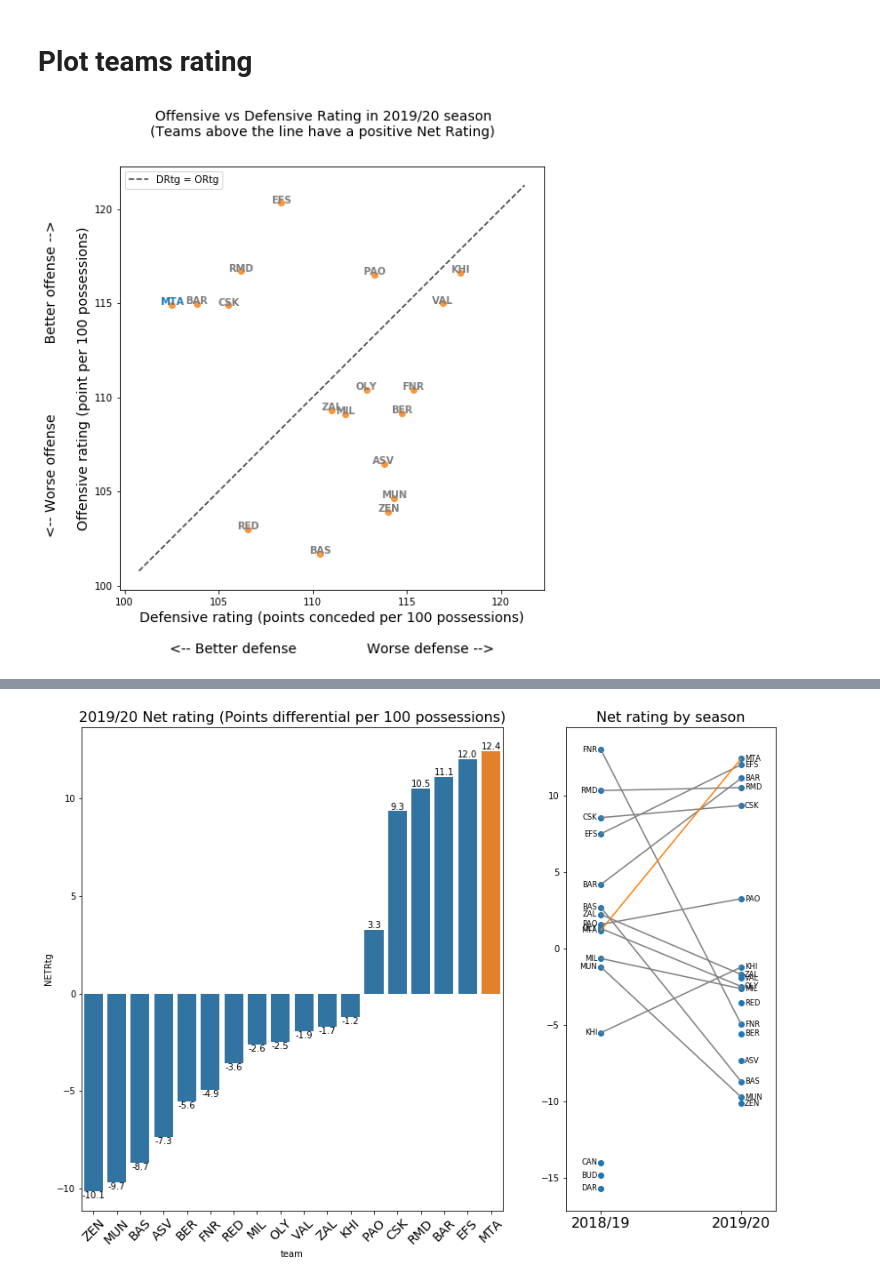
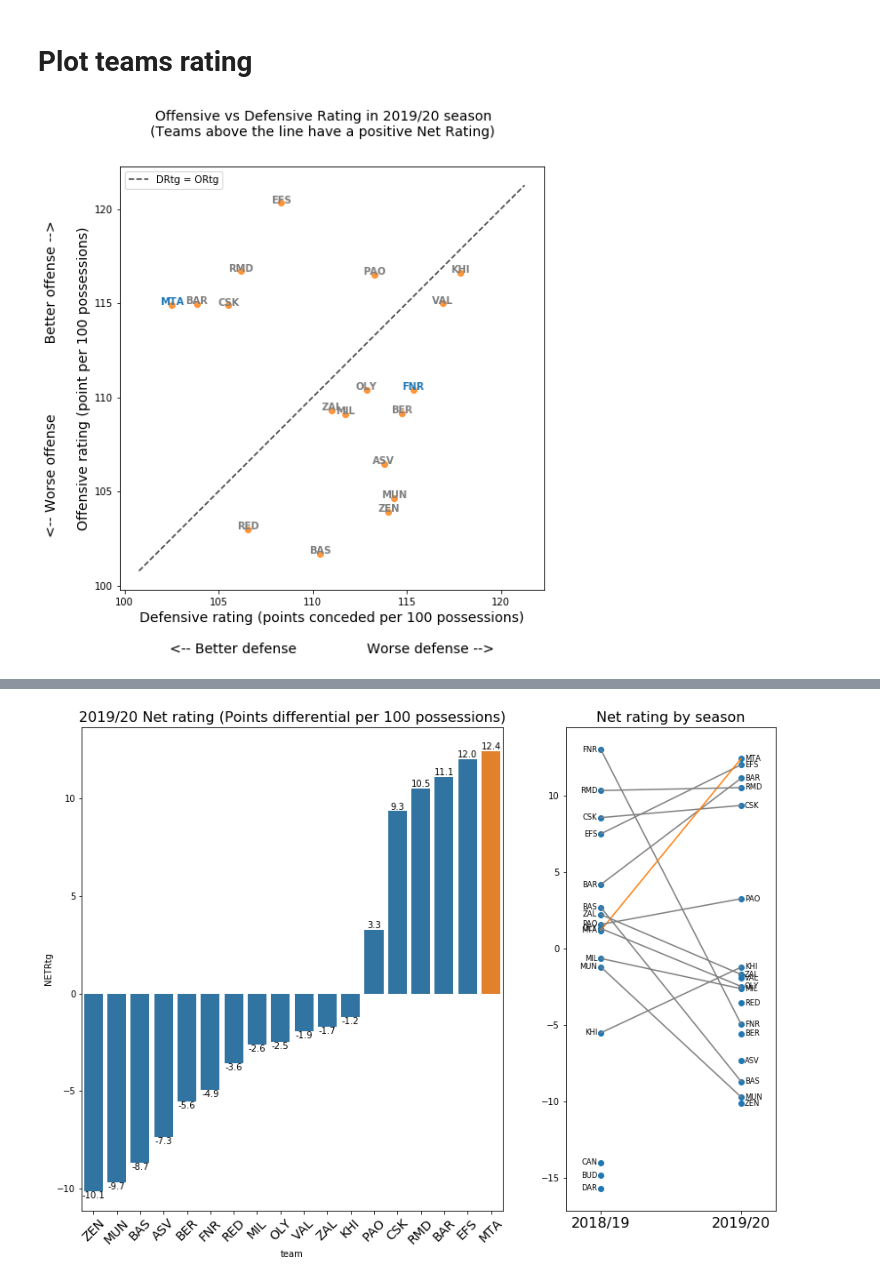
Before and after one commit to avivshany/euroleague, a Jupyter notebook: teams_ratings.ipynb, the cells around one changed output, grey strips where cells are left out. Saved outputs shown, nothing was run; the diff lists cells and outputs as text; code cells hidden in the pictures.

```diff
--- a/teams_ratings.ipynb
+++ b/teams_ratings.ipynb
@@ -10,6 +10,7 @@ teams_stats = e.get_teams_stats(seasons_rounds)
 
 # create a columns for highlighting Maccabi in plots
 teams_stats['isMTA'] = teams_stats['team'] == 'MTA'
+teams_stats['isMTAorFNR'] = teams_stats['team'].isin(['MTA', 'FNR'])
 
 # create a subset of team_stats with only 2019/20 season data
 teams_stats_2019 = teams_stats.loc[teams_stats['season'] == 2019]
@@ -28,17 +29,17 @@ e.plot_bivariate(
 # %%
 # plot offensive vs defensive rating in 2019/20 using plot_bivariate function
 title_suffix = '\n(Teams above the line have a positive Net Rating)'
 xlabel_suffix = '\n\n<-- Better defense\t\t\t\tWorse defense -->'.replace('\t', '    ')
 ylabel_prefix = '<-- Worse offense\t\t\t\tBetter offense -->\n\n'.replace('\t', '    ')
 
 fig, ax = e.plot_bivariate(
-    df=teams_stats_2019, x='DRtg', y='ORtg', hue='isMTA', xyline=True, show_season=False,
+    df=teams_stats_2019, x='DRtg', y='ORtg', hue='isMTAorFNR', xyline=True, show_season=False,
     suptitle='Offensive vs Defensive Rating in 2019/20 season' + title_suffix
 );
 ax.set_xlabel(ax.get_xlabel() + xlabel_suffix);
 ax.set_ylabel(ylabel_prefix + ax.get_ylabel());
 # %% [output]
-[figure, old version]
+[figure, new version]
 # %%
 # plot offensive vs defensive rating in 2018/19-2019/20 using plot_bivariate function
 title_suffix2 = '\nyear next to team marks seasons starting year'
```
Also changed, not shown: parts of 4 cells of this notebook.
